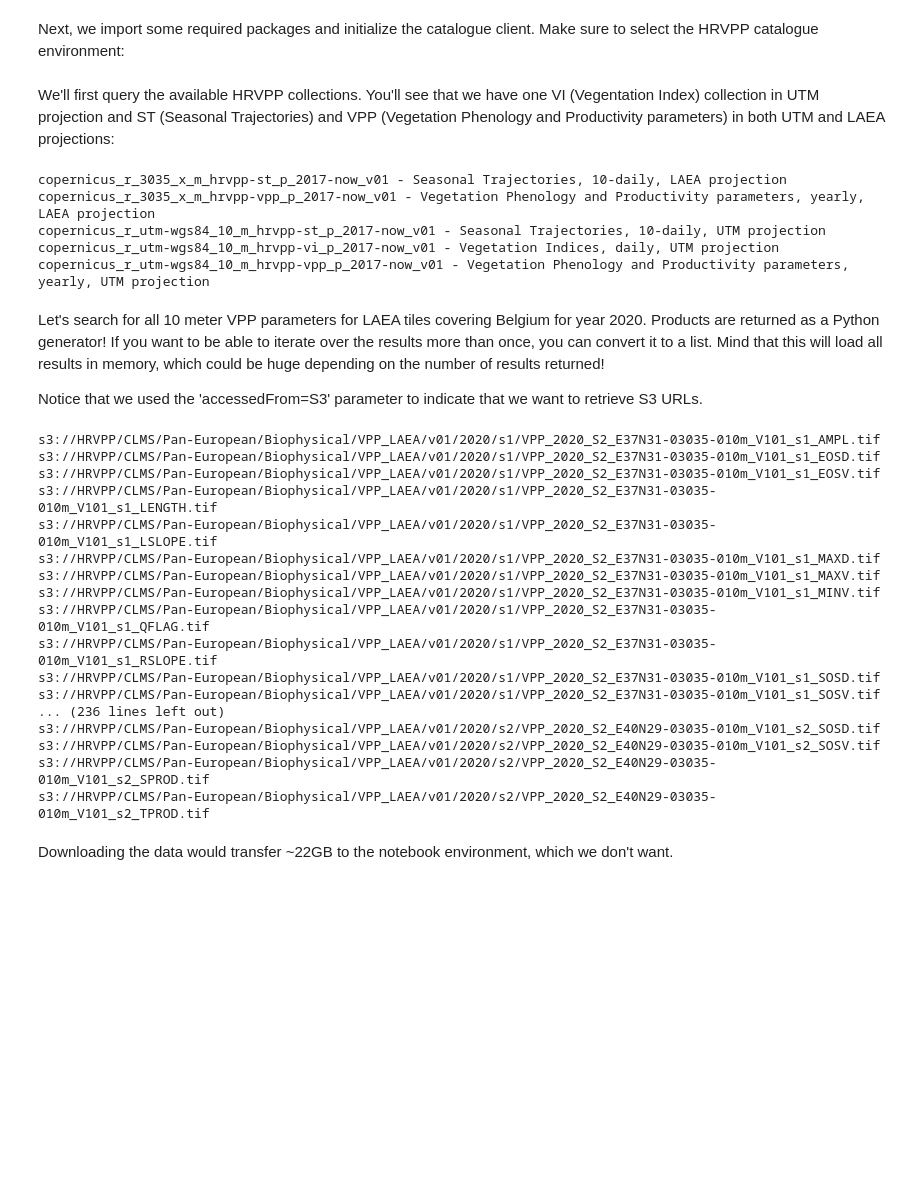
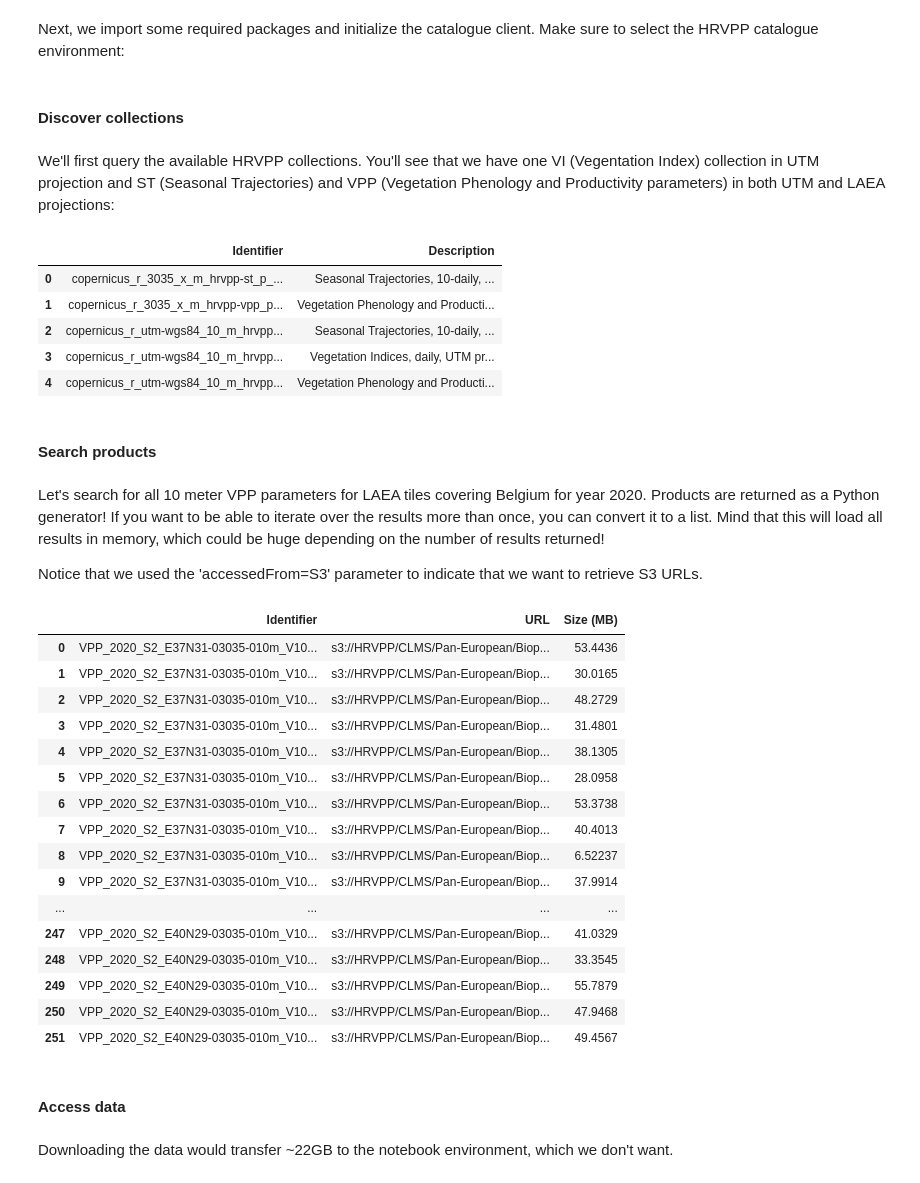
Before and after one commit to eea/clms-hrvpp-tools-python, a Jupyter notebook: HRVPP overlay bucket demo.ipynb, the cells around one changed output. Saved outputs shown, nothing was run; the diff lists cells and outputs as text; code cells hidden in the pictures; blank space fills up the shorter version.

```diff
--- a/HRVPP overlay bucket demo.ipynb
+++ b/HRVPP overlay bucket demo.ipynb
@@ -45,18 +27,29 @@ os.environ["AWS_SECRET_ACCESS_KEY"] = s3_access_secret
 # make sure to retrieve config for the HRVPP catalogue
 config = CatalogueConfig.from_environment(CatalogueEnvironment.HRVPP)
 catalogue = Catalogue(config)
+# %% [markdown]
+#### Discover collections <a class="anchor" id="discover-collections"></a>
 # %% [markdown]
 We'll first query the available HRVPP collections. You'll see that we have one VI (Vegentation Index) collection in UTM projection and ST (Seasonal Trajectories) and VPP (Vegetation Phenology and Productivity parameters) in both UTM and LAEA projections:
 # %%
+import pandas as pd
 collections = catalogue.get_collections()
+
+rows = []
 for c in collections:
-    print(f"{c.id} - {c.properties['title']}")
+    rows.append([c.id, c.properties['title']])
+
+df = pd.DataFrame(data = rows, columns = ['Identifier', 'Description'])
+df.style.set_properties(**{'text-align': 'left'})
 # %% [output]
-copernicus_r_3035_x_m_hrvpp-st_p_2017-now_v01 - Seasonal Trajectories, 10-daily, LAEA projection
-copernicus_r_3035_x_m_hrvpp-vpp_p_2017-now_v01 - Vegetation Phenology and Productivity parameters, yearly, LAEA projection
-copernicus_r_utm-wgs84_10_m_hrvpp-st_p_2017-now_v01 - Seasonal Trajectories, 10-daily, UTM projection
-copernicus_r_utm-wgs84_10_m_hrvpp-vi_p_2017-now_v01 - Vegetation Indices, daily, UTM projection
-copernicus_r_utm-wgs84_10_m_hrvpp-vpp_p_2017-now_v01 - Vegetation Phenology and Productivity parameters, yearly, UTM projection
+|  | Identifier | Description |
+| 0 | copernicus_r_3035_x_m_hrvpp-st_p_... | Seasonal Trajectories, 10-daily, ... |
+| 1 | copernicus_r_3035_x_m_hrvpp-vpp_p... | Vegetation Phenology and Producti... |
+| 2 | copernicus_r_utm-wgs84_10_m_hrvpp... | Seasonal Trajectories, 10-daily, ... |
+| 3 | copernicus_r_utm-wgs84_10_m_hrvpp... | Vegetation Indices, daily, UTM pr... |
+| 4 | copernicus_r_utm-wgs84_10_m_hrvpp... | Vegetation Phenology and Producti... |
+# %% [markdown]
+#### Search products <a class="anchor" id="search-products"></a>
 # %% [markdown]
 Let's search for all 10 meter VPP parameters for LAEA tiles covering Belgium for year 2020.
 Products are returned as a Python generator! If you want to be able to iterate over the results more than once, you can convert it to a list.
@@ -64,44 +57,50 @@ Mind that this will load all results in memory, which could be huge depending on
 
 Notice that we used the 'accessedFrom=S3' parameter to indicate that we want to retrieve S3 URLs.
 # %%
+import pandas
 import datetime as dt
 
 # LAEA tiles covering Belgium
 be_tiles = ["E37N31", "E38N31", "E39N31", "E40N31", "E38N30", "E39N30", "E40N30", "E39N29", "E40N29"]
 
 product_list = []
 for tileId in be_tiles:
     products = catalogue.get_products(
         "copernicus_r_3035_x_m_hrvpp-vpp_p_2017-now_v01",
         start=dt.date(2020, 1, 1),
         end=dt.date(2020, 12, 31),
         tileId=tileId,
         accessedFrom="S3",
         resolution=10
     )
     product_list.extend(list(products))
 
-    # print the S3 URL's
+rows = []
 for product in product_list:
-    print(product.data[0])
+    rows.append([product.id, product.data[0].href, (product.data[0].length/(1024*1024))])
+
+df = pd.DataFrame(data = rows, columns = ['Identifier', 'URL', 'Size (MB)'])
+df.style.set_properties(**{'text-align': 'left'})
 # %% [output]
-s3://HRVPP/CLMS/Pan-European/Biophysical/VPP_LAEA/v01/2020/s1/VPP_2020_S2_E37N31-03035-010m_V101_s1_AMPL.tif
-s3://HRVPP/CLMS/Pan-European/Biophysical/VPP_LAEA/v01/2020/s1/VPP_2020_S2_E37N31-03035-010m_V101_s1_EOSD.tif
-s3://HRVPP/CLMS/Pan-European/Biophysical/VPP_LAEA/v01/2020/s1/VPP_2020_S2_E37N31-03035-010m_V101_s1_EOSV.tif
-s3://HRVPP/CLMS/Pan-European/Biophysical/VPP_LAEA/v01/2020/s1/VPP_2020_S2_E37N31-03035-010m_V101_s1_LENGTH.tif
-s3://HRVPP/CLMS/Pan-European/Biophysical/VPP_LAEA/v01/2020/s1/VPP_2020_S2_E37N31-03035-010m_V101_s1_LSLOPE.tif
-s3://HRVPP/CLMS/Pan-European/Biophysical/VPP_LAEA/v01/2020/s1/VPP_2020_S2_E37N31-03035-010m_V101_s1_MAXD.tif
-s3://HRVPP/CLMS/Pan-European/Biophysical/VPP_LAEA/v01/2020/s1/VPP_2020_S2_E37N31-03035-010m_V101_s1_MAXV.tif
-s3://HRVPP/CLMS/Pan-European/Biophysical/VPP_LAEA/v01/2020/s1/VPP_2020_S2_E37N31-03035-010m_V101_s1_MINV.tif
-s3://HRVPP/CLMS/Pan-European/Biophysical/VPP_LAEA/v01/2020/s1/VPP_2020_S2_E37N31-03035-010m_V101_s1_QFLAG.tif
-s3://HRVPP/CLMS/Pan-European/Biophysical/VPP_LAEA/v01/2020/s1/VPP_2020_S2_E37N31-03035-010m_V101_s1_RSLOPE.tif
-s3://HRVPP/CLMS/Pan-European/Biophysical/VPP_LAEA/v01/2020/s1/VPP_2020_S2_E37N31-03035-010m_V101_s1_SOSD.tif
-s3://HRVPP/CLMS/Pan-European/Biophysical/VPP_LAEA/v01/2020/s1/VPP_2020_S2_E37N31-03035-010m_V101_s1_SOSV.tif
-... (236 lines left out)
-s3://HRVPP/CLMS/Pan-European/Biophysical/VPP_LAEA/v01/2020/s2/VPP_2020_S2_E40N29-03035-010m_V101_s2_SOSD.tif
-s3://HRVPP/CLMS/Pan-European/Biophysical/VPP_LAEA/v01/2020/s2/VPP_2020_S2_E40N29-03035-010m_V101_s2_SOSV.tif
-s3://HRVPP/CLMS/Pan-European/Biophysical/VPP_LAEA/v01/2020/s2/VPP_2020_S2_E40N29-03035-010m_V101_s2_SPROD.tif
-s3://HRVPP/CLMS/Pan-European/Biophysical/VPP_LAEA/v01/2020/s2/VPP_2020_S2_E40N29-03035-010m_V101_s2_TPROD.tif
+|  | Identifier | URL | Size (MB) |
+| 0 | VPP_2020_S2_E37N31-03035-010m_V10... | s3://HRVPP/CLMS/Pan-European/Biop... | 53.4436 |
+| 1 | VPP_2020_S2_E37N31-03035-010m_V10... | s3://HRVPP/CLMS/Pan-European/Biop... | 30.0165 |
+| 2 | VPP_2020_S2_E37N31-03035-010m_V10... | s3://HRVPP/CLMS/Pan-European/Biop... | 48.2729 |
+| 3 | VPP_2020_S2_E37N31-03035-010m_V10... | s3://HRVPP/CLMS/Pan-European/Biop... | 31.4801 |
+| 4 | VPP_2020_S2_E37N31-03035-010m_V10... | s3://HRVPP/CLMS/Pan-European/Biop... | 38.1305 |
+| 5 | VPP_2020_S2_E37N31-03035-010m_V10... | s3://HRVPP/CLMS/Pan-European/Biop... | 28.0958 |
+| 6 | VPP_2020_S2_E37N31-03035-010m_V10... | s3://HRVPP/CLMS/Pan-European/Biop... | 53.3738 |
+| 7 | VPP_2020_S2_E37N31-03035-010m_V10... | s3://HRVPP/CLMS/Pan-European/Biop... | 40.4013 |
+| 8 | VPP_2020_S2_E37N31-03035-010m_V10... | s3://HRVPP/CLMS/Pan-European/Biop... | 6.52237 |
+| 9 | VPP_2020_S2_E37N31-03035-010m_V10... | s3://HRVPP/CLMS/Pan-European/Biop... | 37.9914 |
+| ... | ... | ... | ... |
+| 247 | VPP_2020_S2_E40N29-03035-010m_V10... | s3://HRVPP/CLMS/Pan-European/Biop... | 41.0329 |
+| 248 | VPP_2020_S2_E40N29-03035-010m_V10... | s3://HRVPP/CLMS/Pan-European/Biop... | 33.3545 |
+| 249 | VPP_2020_S2_E40N29-03035-010m_V10... | s3://HRVPP/CLMS/Pan-European/Biop... | 55.7879 |
+| 250 | VPP_2020_S2_E40N29-03035-010m_V10... | s3://HRVPP/CLMS/Pan-European/Biop... | 47.9468 |
+| 251 | VPP_2020_S2_E40N29-03035-010m_V10... | s3://HRVPP/CLMS/Pan-European/Biop... | 49.4567 |
+# %% [markdown]
+#### Access data <a class="anchor" id="access-data"></a>
 # %% [markdown]
 Downloading the data would transfer ~22GB to the notebook environment, which we don't want.
 # %%
```
Also changed, not shown: parts of 5 cells of this notebook.
